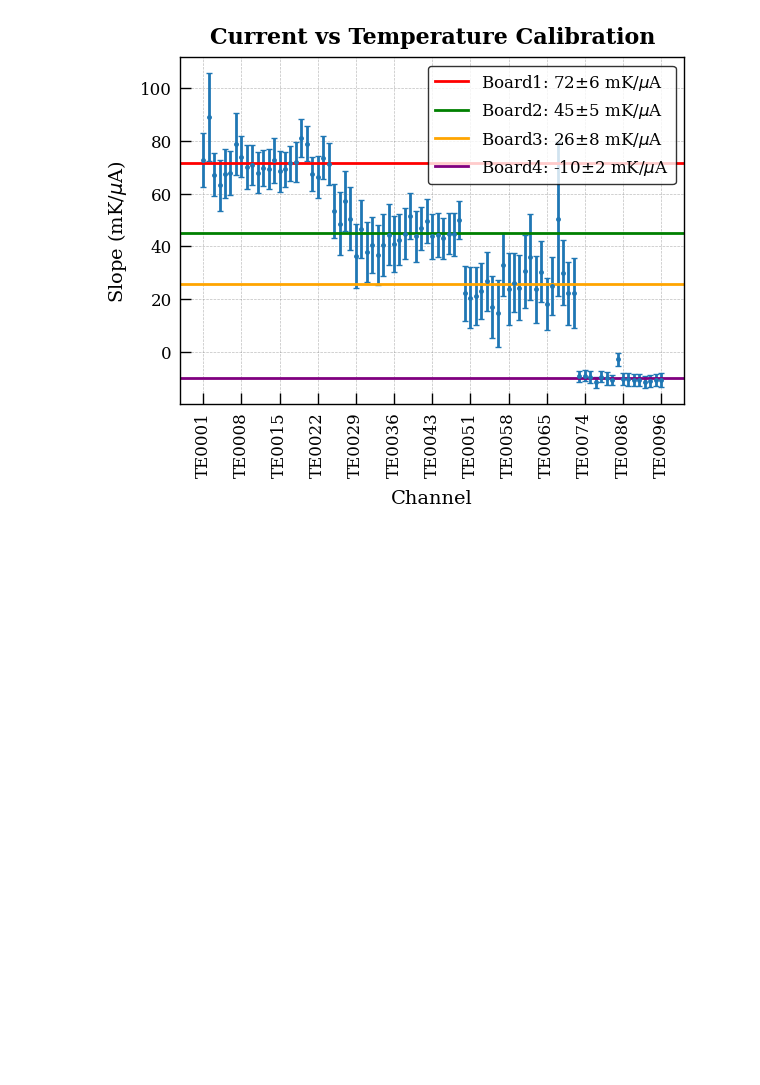
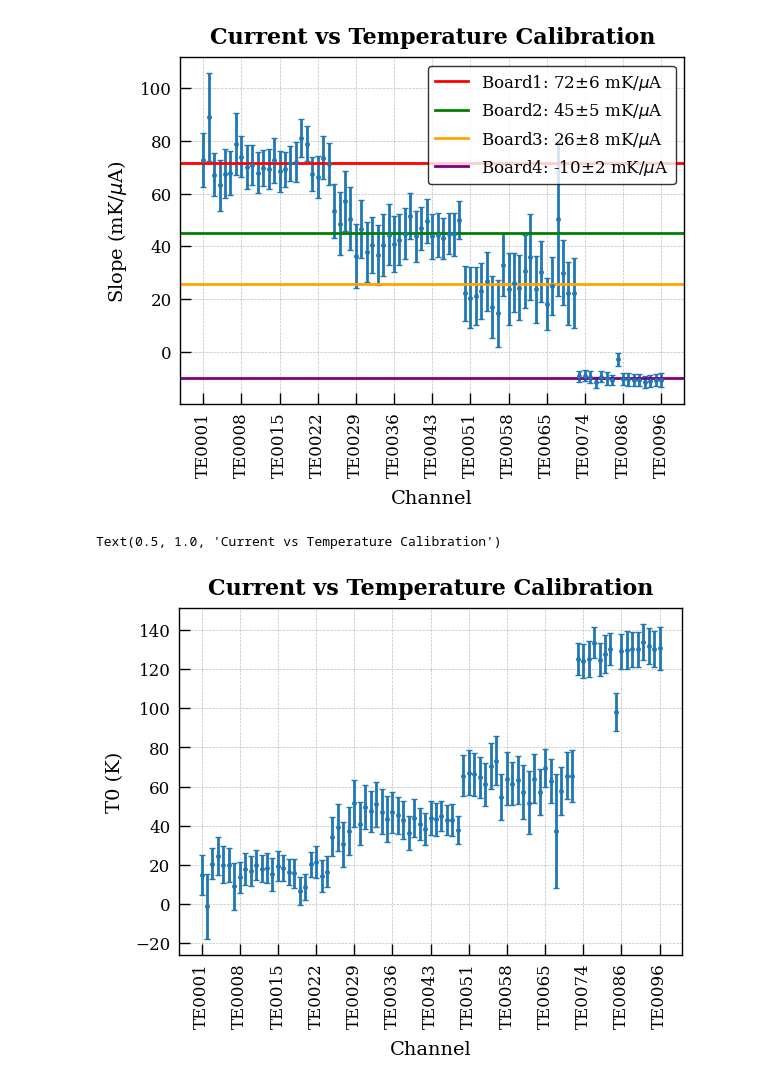
Before and after one commit to jcapo96/rtd, a Jupyter notebook: pdhd/ana/current_corr.ipynb, the cells around one changed output. Saved outputs shown, nothing was run; the diff lists cells and outputs as text; code cells hidden in the pictures; blank space fills up the shorter version.

```diff
--- a/pdhd/ana/current_corr.ipynb
+++ b/pdhd/ana/current_corr.ipynb
@@ -102,7 +102,9 @@ for index, row in mapping.iterrows():
                                     x=data_plot[current_channel].to_numpy(), weights=weights)
         if fit_result.redchi > 0.5:
             continue
-        slopes[channel] = {"slope":fit_result.params["B"].value, "slope_err":fit_result.params["B"].stderr, "board":int(row["BOARD"]), "current_channel":current_channel}
+        slopes[channel] = {"slope":fit_result.params["B"].value, "slope_err":fit_result.params["B"].stderr,
+                           "T0":fit_result.params["A"].value, "T0_err":fit_result.params["A"].stderr,
+                           "board":int(row["BOARD"]), "current_channel":current_channel}
         if current_channel not in chan_board:
             chan_board[current_channel] = []
         chan_board[current_channel].append(channel)
@@ -131,3 +133,14 @@ plt.legend()
 slopes.to_csv("/eos/user/j/jcapotor/DUNE-IFIC/Experiments/ProtoDUNE-HD/Operation/Data/2024-7-1_2024-7-6_current_correction.csv")
 # %% [output]
 [figure]
+# %%
+plt.errorbar(slopes.index.to_numpy(), slopes["T0"].to_numpy(), yerr=slopes["T0_err"].to_numpy(), fmt="o", capsize=2)
+plt.ylabel(r"T0 (K)")
+plt.xlabel("Channel")
+xticks = slopes.index.to_numpy()
+plt.xticks(xticks[::max(1, len(xticks)//11)], rotation=90)
+plt.grid("on")
+plt.title("Current vs Temperature Calibration")
+# %% [output]
+Text(0.5, 1.0, 'Current vs Temperature Calibration')
+[figure, added]
```
Also changed, not shown: parts of 5 cells of this notebook, 5 other files.
